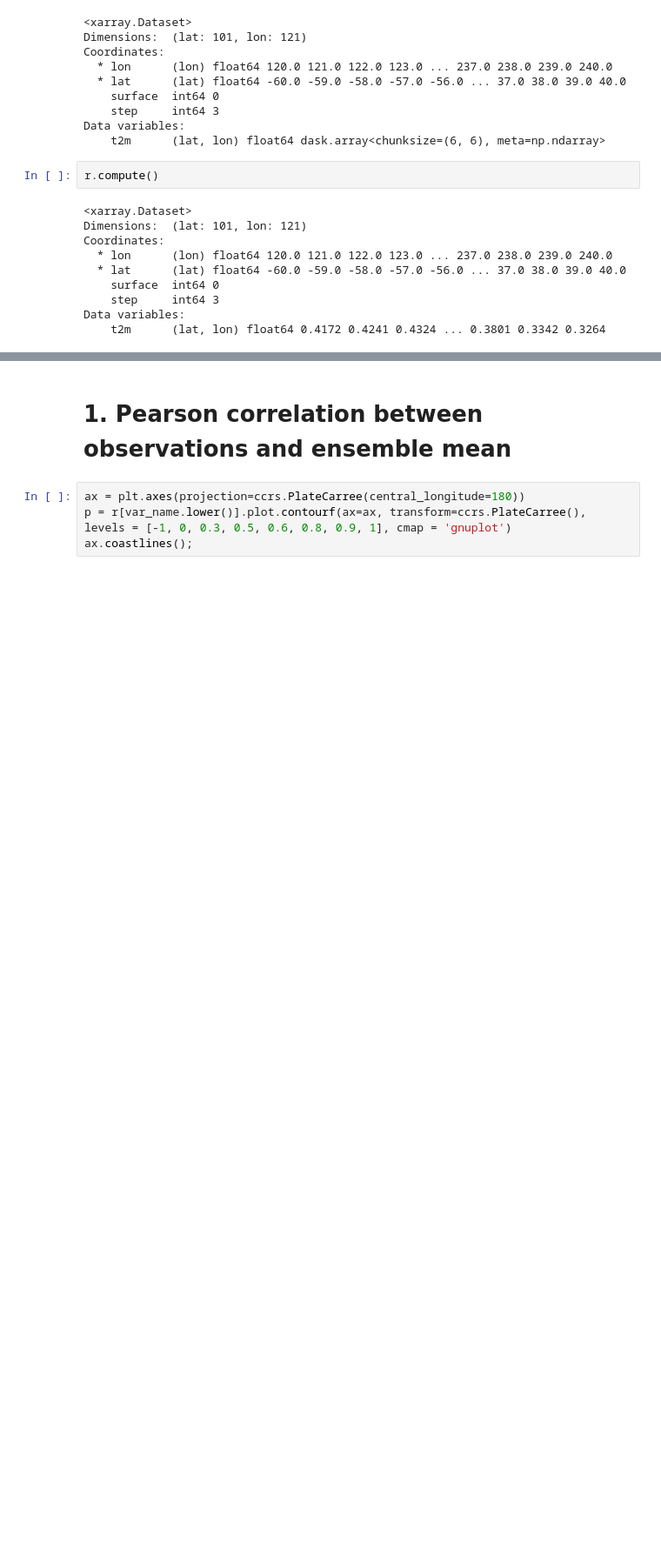
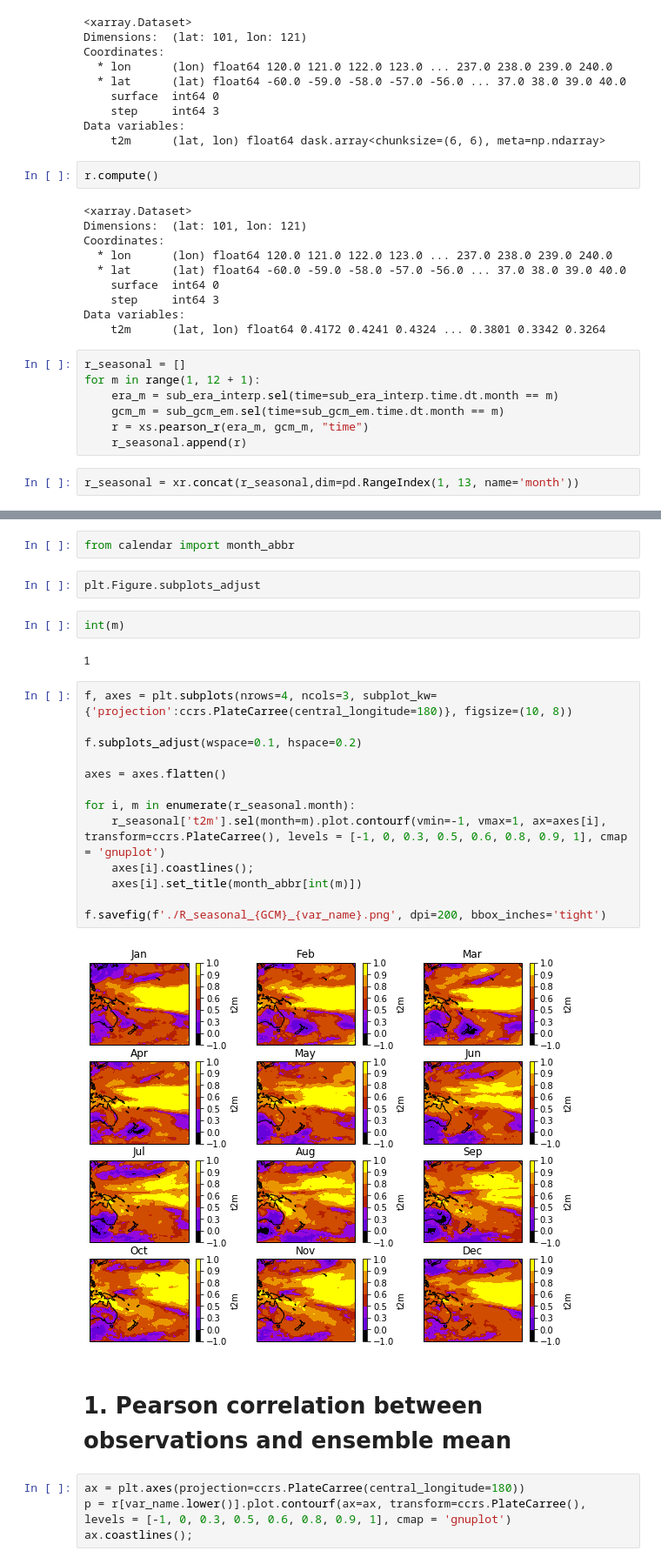
Before and after one commit to nicolasfauchereau/ML4seas, a Jupyter notebook: GCM-validations/notebooks/initial_notebook_validations.ipynb, the cells around one changed output, grey strips where cells are left out. Shown at 87% size. Saved outputs shown, nothing was run; the diff lists cells and outputs as text; blank space fills up the shorter version.

Commit message:
updated initial_notebook_validations.ipynb with seasonally stratified correlations

```diff
--- a/GCM-validations/notebooks/initial_notebook_validations.ipynb
+++ b/GCM-validations/notebooks/initial_notebook_validations.ipynb
@@ -302,3 +302,12 @@ Coordinates:
     step     int64 3
 Data variables:
     t2m      (lat, lon) float64 0.4172 0.4241 0.4324 ... 0.3801 0.3342 0.3264
+# %%
+r_seasonal = []
+for m in range(1, 12 + 1):
+    era_m = sub_era_interp.sel(time=sub_era_interp.time.dt.month == m)
+    gcm_m = sub_gcm_em.sel(time=sub_gcm_em.time.dt.month == m)
+    r = xs.pearson_r(era_m, gcm_m, "time")
+    r_seasonal.append(r)
+# %%
+r_seasonal = xr.concat(r_seasonal,dim=pd.RangeIndex(1, 13, name='month'))
@@ -305,3 +327,26 @@ Data variables:
+# %%
+from calendar import month_abbr
+# %%
+plt.Figure.subplots_adjust
+# %%
+int(m)
+# %% [output]
+1
+# %%
+f, axes = plt.subplots(nrows=4, ncols=3, subplot_kw={'projection':ccrs.PlateCarree(central_longitude=180)}, figsize=(10, 8))
+
+f.subplots_adjust(wspace=0.1, hspace=0.2)
+
+axes = axes.flatten()
+
+for i, m in enumerate(r_seasonal.month):
+    r_seasonal['t2m'].sel(month=m).plot.contourf(vmin=-1, vmax=1, ax=axes[i], transform=ccrs.PlateCarree(), levels = [-1, 0, 0.3, 0.5, 0.6, 0.8, 0.9, 1], cmap = 'gnuplot')
+    axes[i].coastlines();
+    axes[i].set_title(month_abbr[int(m)])
+
+f.savefig(f'./R_seasonal_{GCM}_{var_name}.png', dpi=200, bbox_inches='tight')
+# %% [output]
+[figure, added]
 # %% [markdown]
 # 1.    Pearson correlation between observations and ensemble mean
 # %%
```
Also changed, not shown: parts of 7 cells of this notebook.
